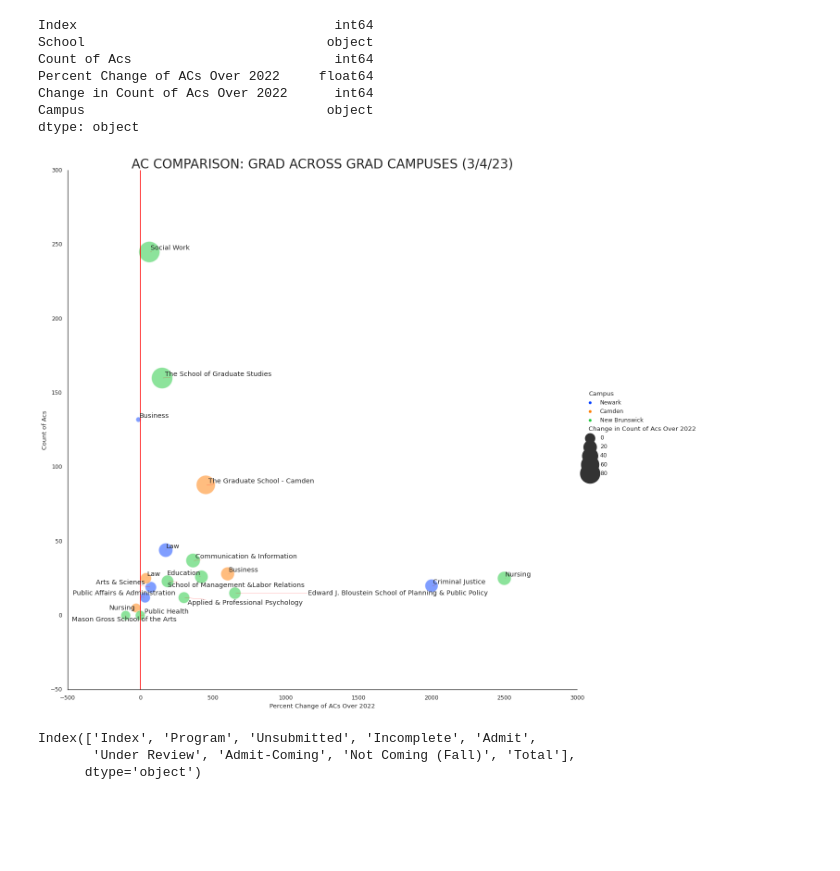
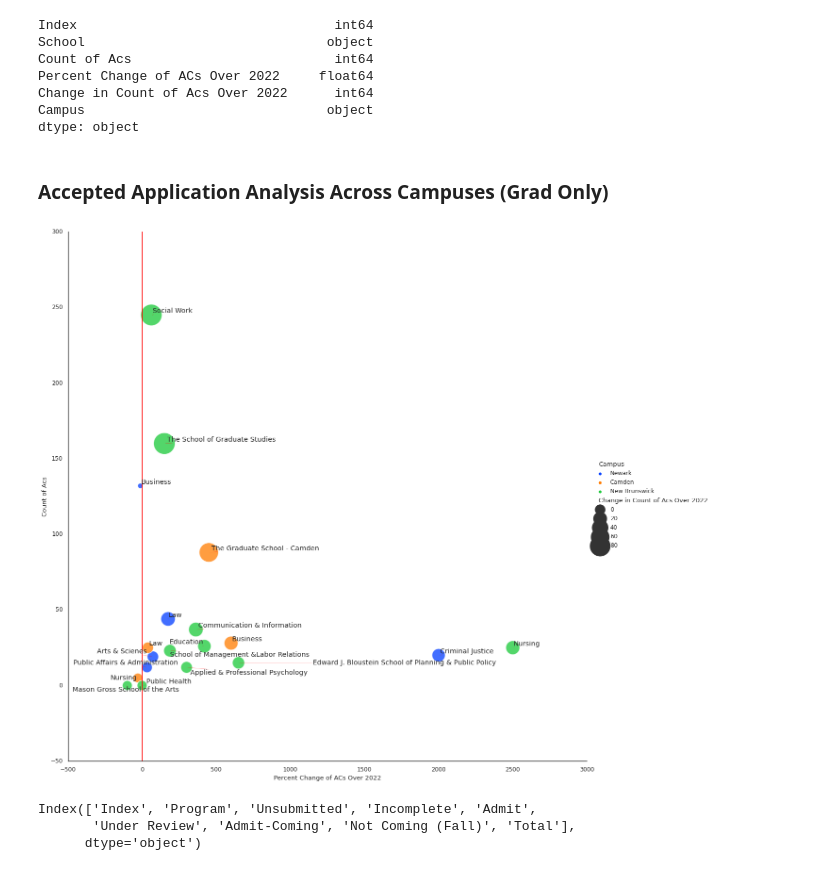
Before and after one commit to theaok/vis-sp23-ewattudo, a Jupyter notebook: PS4.ipynb, the cells around one changed output. Cells and saved outputs as stored; diff of their text form; code cells hidden in the pictures; blank space fills up the shorter version.

Commit message:
Added new vis with yoy comparison.

```diff
--- a/PS4.ipynb
+++ b/PS4.ipynb
@@ -148,25 +233,26 @@ Percent Change of ACs Over 2022     float64
 Change in Count of Acs Over 2022      int64
 Campus                               object
 dtype: object
+# %% [markdown]
+### Accepted Application Analysis Across Campuses (Grad Only)
 # %%
 from numpy.ma.core import compress
 import seaborn as sns
 sns.set_theme(style="white")
 # Plot miles
 
 sns.relplot(y="Count of Acs", x="Percent Change of ACs Over 2022",
             hue="Campus", size="Change in Count of Acs Over 2022",
-            sizes=(100, 1700), alpha=.5,palette="bright",
+            sizes=(100, 1700), alpha=.75,palette="bright",
             height=15, data=campcomps)
 plt.axvline(x = 0, color = 'red',)
 
-plt.title('AC COMPARISON: GRAD ACROSS GRAD CAMPUSES (3/4/23)', fontdict = {'fontsize' : 25})
 texts = [plt.text(campcomps['Percent Change of ACs Over 2022'][i],
                   campcomps['Count of Acs'][i], campcomps['School'][i],fontsize=13)
 for i in range(len(campcomps))]
 adjust_text(texts,arrowprops=dict(arrowstyle='-', color='red', alpha=.5,lw=.5));
 # %% [output]
-[figure, old version]
+[figure, new version]
 # %%
 programs.columns
 # %% [output]
```
Also changed, not shown: parts of 9 cells of this notebook.
